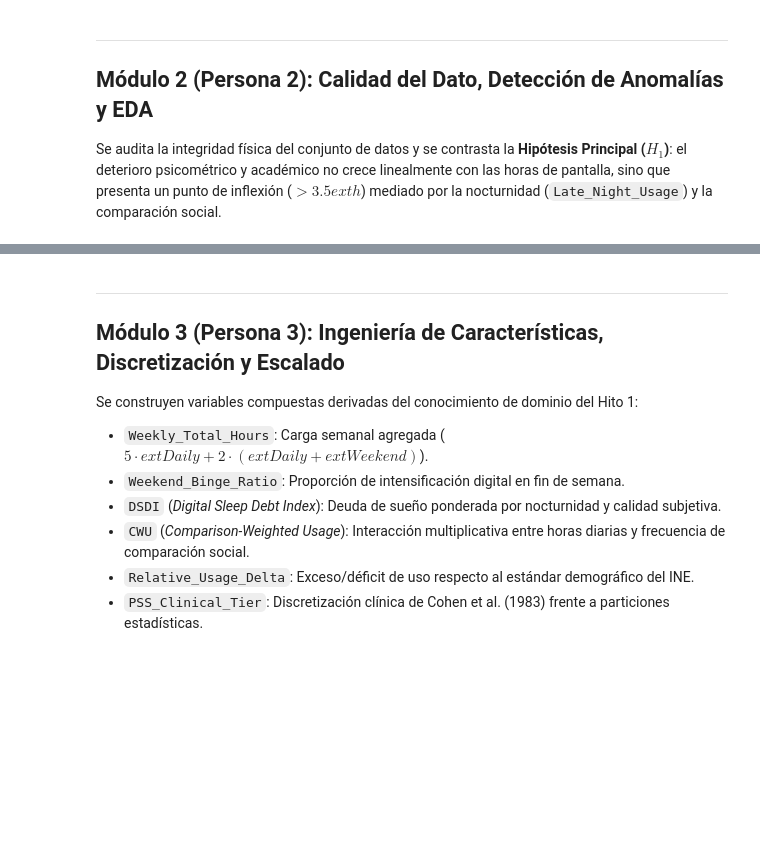
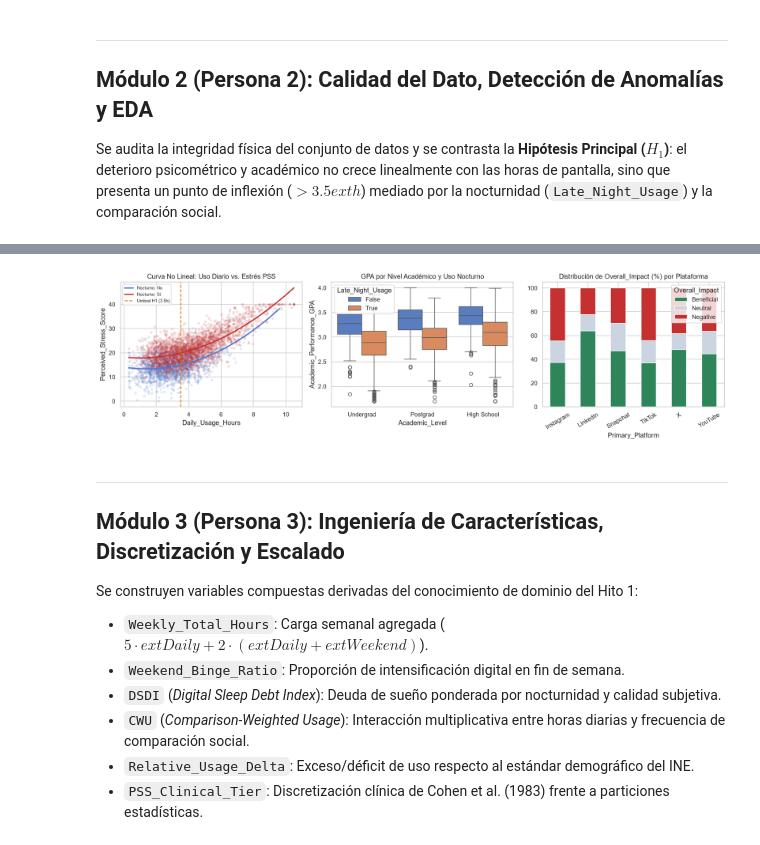
Before and after one commit to Javier-Herreros-Pinilla/social-media-student-wellbeing-ml, a Jupyter notebook: Entrega_2_Pipeline_KDD_EDA_Preproceso.ipynb, the cells around one changed output, grey strips where cells are left out. Saved outputs shown, nothing was run; the diff lists cells and outputs as text; code cells hidden in the pictures; blank space fills up the shorter version.

```diff
--- a/Entrega_2_Pipeline_KDD_EDA_Preproceso.ipynb
+++ b/Entrega_2_Pipeline_KDD_EDA_Preproceso.ipynb
@@ -193,25 +219,29 @@ print(f"Anomalías multivariantes detectadas por LOF (2%): {df_integrated['LOF_O
 # %%
 # 3. Visualización Exploratoria (EDA) y Contraste de la Hipótesis H1
+import importlib.util
 fig, axes = plt.subplots(1, 3, figsize=(16, 4.5))
 
+reg_kwargs = {'lowess': True} if importlib.util.find_spec('statsmodels') else {'order': 2, 'ci': None}
 sns.regplot(data=df_integrated[~df_integrated['Late_Night_Usage']], x='Daily_Usage_Hours', y='Perceived_Stress_Score',
-            lowess=True, scatter_kws={'alpha': 0.12, 's': 12}, line_kws={'label': 'Nocturno: No', 'lw': 2.2}, ax=axes[0])
+            **reg_kwargs, scatter_kws={'alpha': 0.12, 's': 12}, line_kws={'label': 'Nocturno: No', 'lw': 2.2}, ax=axes[0])
 sns.regplot(data=df_integrated[df_integrated['Late_Night_Usage']], x='Daily_Usage_Hours', y='Perceived_Stress_Score',
-            lowess=True, scatter_kws={'alpha': 0.12, 's': 12, 'color': '#C53030'}, line_kws={'label': 'Nocturno: Sí', 'color': '#C53030', 'lw': 2.2}, ax=axes[0])
+            **reg_kwargs, scatter_kws={'alpha': 0.12, 's': 12, 'color': '#C53030'}, line_kws={'label': 'Nocturno: Sí', 'color': '#C53030', 'lw': 2.2}, ax=axes[0])
 axes[0].axvline(3.5, color='#D97706', linestyle='--', label='Umbral H1 (3.5h)')
 axes[0].set_title('Curva No Lineal: Uso Diario vs. Estrés PSS')
 axes[0].legend(fontsize=8)
 
 sns.boxplot(data=df_integrated, x='Academic_Level', y='Academic_Performance_GPA', hue='Late_Night_Usage', ax=axes[1])
 axes[1].set_title('GPA por Nivel Académico y Uso Nocturno')
 
 ct_plat = pd.crosstab(df_integrated['Primary_Platform'], df_integrated['Overall_Impact'], normalize='index') * 100
 ct_plat[['Beneficial', 'Neutral', 'Negative']].plot(kind='bar', stacked=True, color=['#2F855A', '#CBD5E1', '#C53030'], ax=axes[2])
 axes[2].set_title('Distribución de Overall_Impact (%) por Plataforma')
 axes[2].tick_params(axis='x', rotation=30)
 
 plt.tight_layout()
 plt.show()
+# %% [output]
+[figure, added]
 # %% [markdown]
 ---
 ## Módulo 3 (Persona 3): Ingeniería de Características, Discretización y Escalado
```
Also changed, not shown: parts of 6 cells of this notebook, 1 other file.
